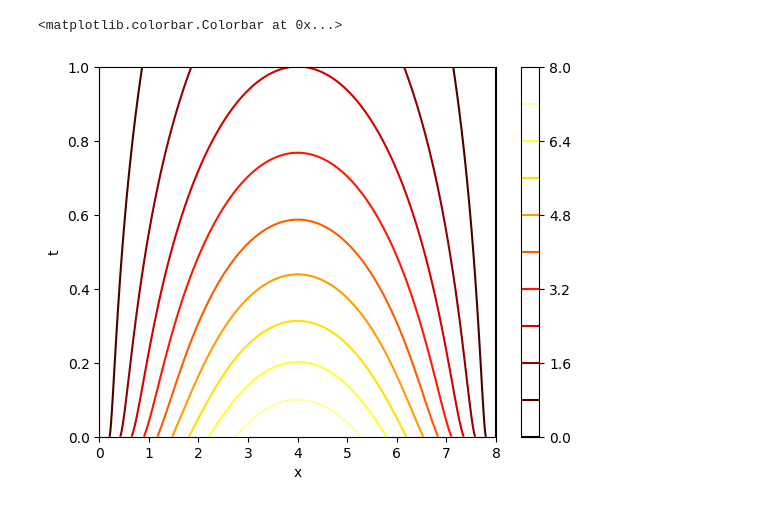
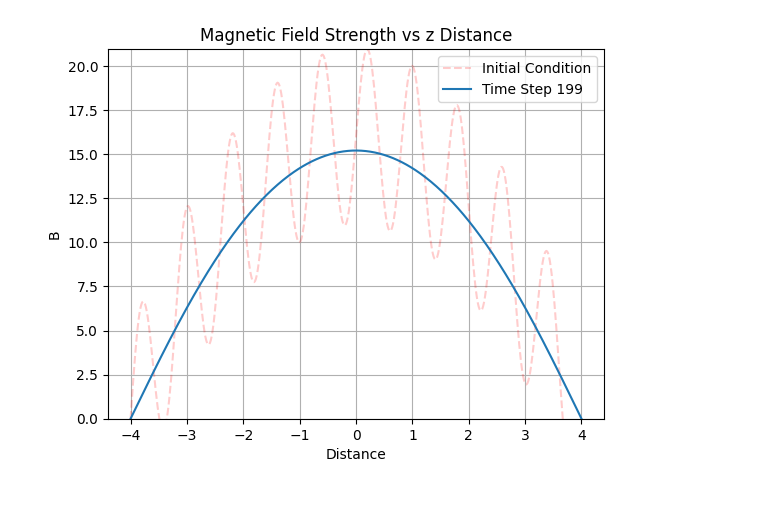
Before and after one commit to PeithonKing/plasma_project, a Jupyter notebook: asgt0.ipynb, the cells around one changed output. Drawn from its saved outputs; the diff is of its cells as text; code cells hidden in the pictures.

```diff
--- a/asgt0.ipynb
+++ b/asgt0.ipynb
@@ -30,8 +39,28 @@ plt.colorbar()
-# %%
-plt.contour(*np.meshgrid(x, time), u, 10, cmap="hot")
-plt.xlabel('x')
-plt.ylabel('t')
-plt.colorbar()
-# %% [output]
-<matplotlib.colorbar.Colorbar at 0x...>
-[figure, removed]
+# %%
+def make_gif(u, name, skip_frame = 1, till=None, fps=25):
+    u = u[:till:skip_frame] if till is not None else u[::skip_frame]
+    max_B = np.max(u)
+
+    p = tqdm(total=u.shape[0]+1)
+
+    fig, ax = plt.subplots()
+    def update(frame):
+        p.update(1)
+        ax.clear()
+        # a thin gray half-transparent line
+        ax.plot(x, u0, "r--", label="Initial Condition", alpha=0.2)
+        ax.plot(x, u[frame], label=f'Time Step {frame*skip_frame}')
+        plt.ylim(0, max_B)
+        ax.set_title('Magnetic Field Strength vs z Distance')
+        ax.set_xlabel('Distance')
+        ax.set_ylabel('B')
+        ax.legend(loc='upper right')
+        ax.grid()
+
+    animation = FuncAnimation(fig, update, frames=u.shape[0], interval=int(1000/fps), repeat=False)
+    animation.save(name, writer='imagemagick')
+    p.close()
+# %%
+make_gif(u, "crank_nicolson.gif", skip_frame=1, till=200, fps=25)
+# %% [output]
+[figure, added]
```
Also changed, not shown: parts of 4 cells of this notebook, 8 other files.
